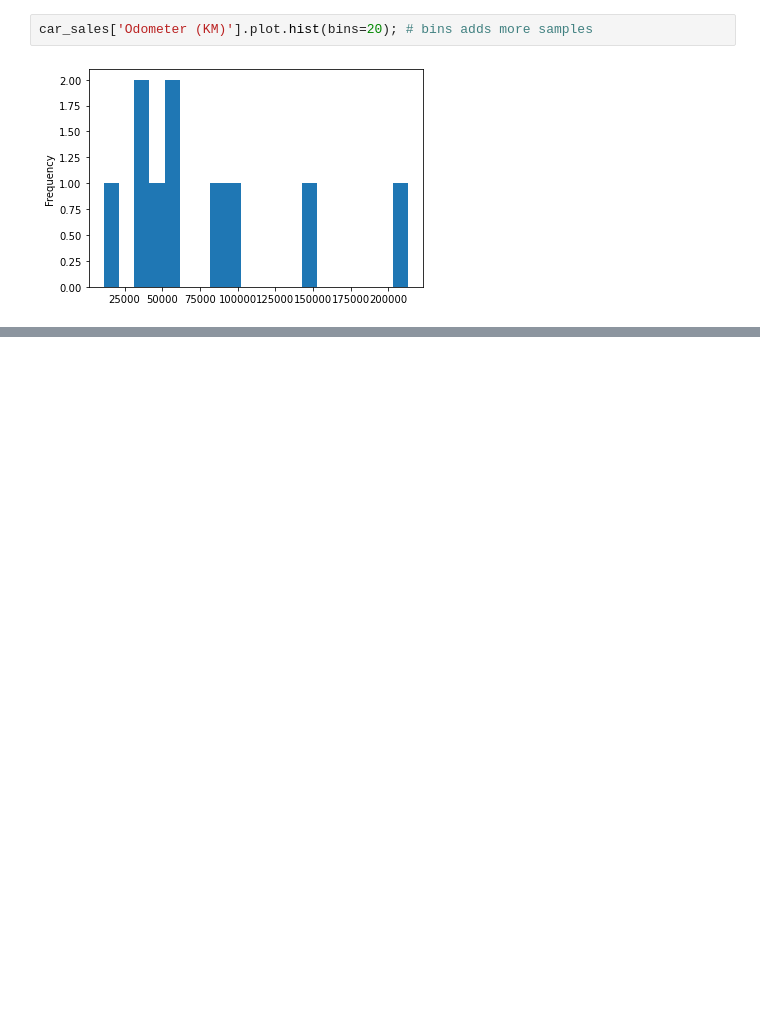
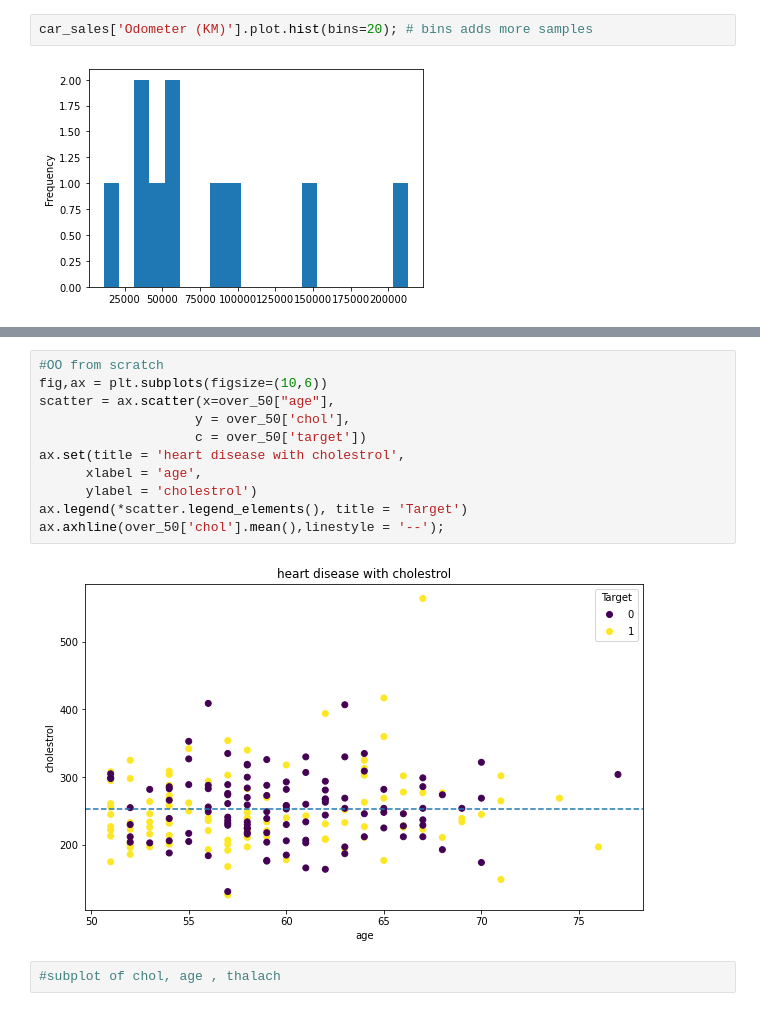
Before and after one commit to caxefaizan/S3_bucket_manipulation, a Jupyter notebook: intro to matplotlib.ipynb, the cells around one changed output, grey strips where cells are left out. Drawn from its saved outputs; the diff is of its cells as text; blank space fills up the shorter version.

```diff
--- a/intro to matplotlib.ipynb
+++ b/intro to matplotlib.ipynb
@@ -289,0 +325,15 @@ car_sales['Odometer (KM)'].plot.hist(bins=20); # bins adds more samples
+# %%
+#OO from scratch
+fig,ax = plt.subplots(figsize=(10,6))
+scatter = ax.scatter(x=over_50["age"],
+                    y = over_50['chol'],
+                    c = over_50['target'])
+ax.set(title = 'heart disease with cholestrol',
+      xlabel = 'age',
+      ylabel = 'cholestrol')
+ax.legend(*scatter.legend_elements(), title = 'Target')
+ax.axhline(over_50['chol'].mean(),linestyle = '--');
+# %% [output]
+[figure, added]
+# %%
+#subplot of chol, age , thalach
```
Also changed, not shown: parts of 9 cells of this notebook.
